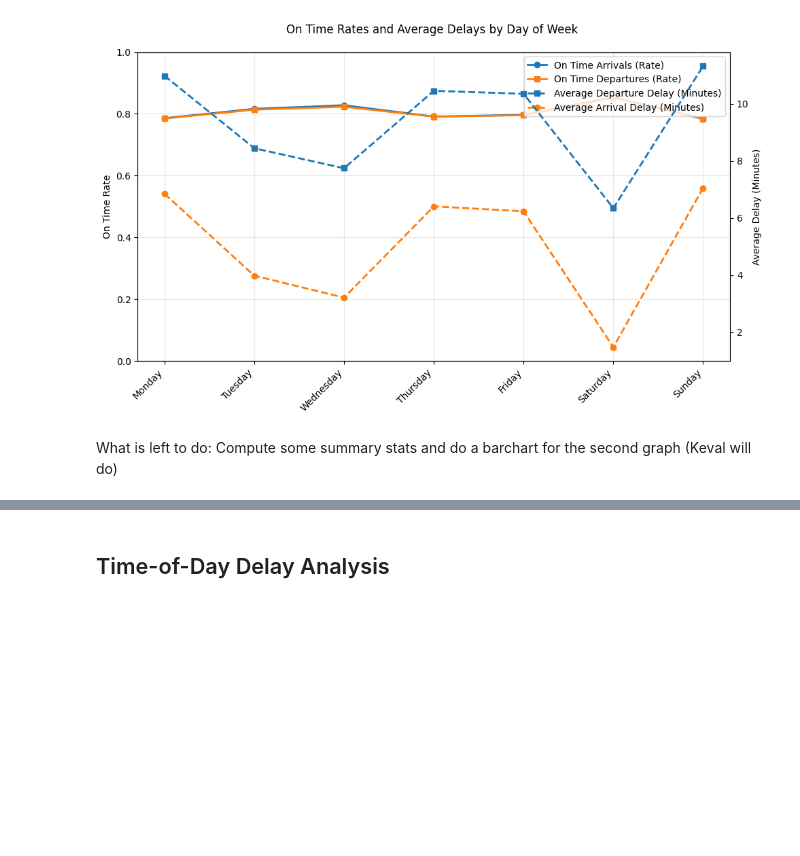
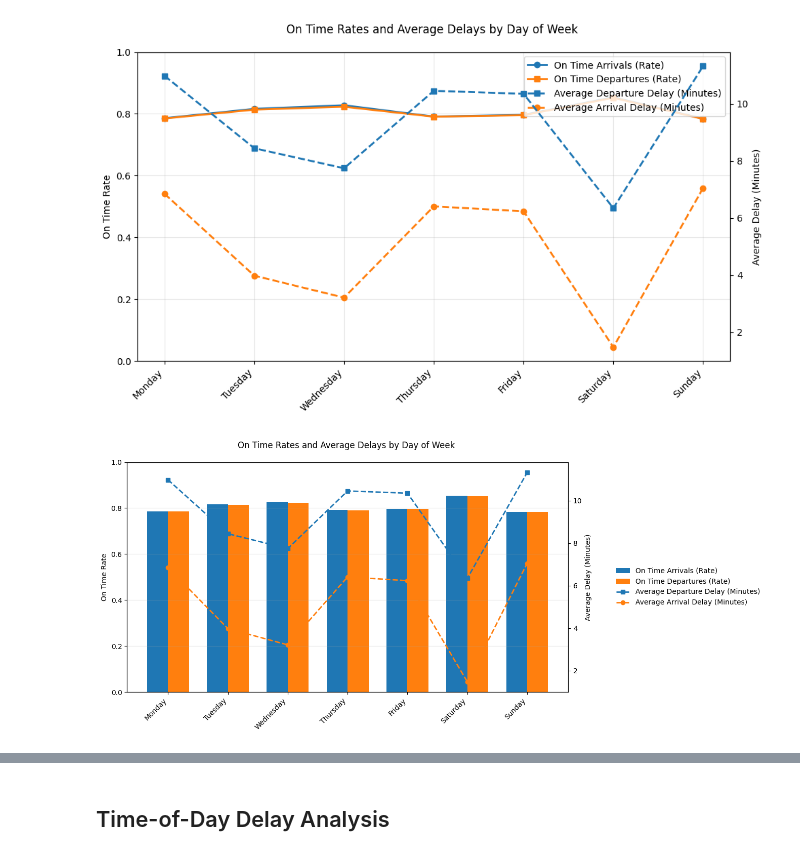
Before and after one commit to UCB-stat-159-f25/final-group21, a Jupyter notebook: months_days.ipynb, the cells around one changed output, grey strips where cells are left out. Cells and saved outputs as stored; diff of their text form; code cells hidden in the pictures; blank space fills up the shorter version.

Commit message:
added Kevals latest changes to months_days.ipynb

```diff
--- a/months_days.ipynb
+++ b/months_days.ipynb
@@ -313,5 +327,75 @@ plt.savefig("figures/delays_by_dow.png", dpi=300, bbox_inches="tight")
 plt.show()
 # %% [output]
 [figure]
-# %% [markdown]
-What is left to do: Compute some summary stats and do a barchart for the second graph (Keval will do)
+# %%
+# Plot: on-time rates (bars) and delays (lines) by day of week
+
+fig, ax1 = plt.subplots(figsize=(10, 6))
+
+x_pos = np.arange(1, 8)
+dow_labels = [dow_names[i] for i in x_pos]
+width = 0.35
+
+# On-time rates (bars)
+ax1.bar(
+    x_pos - width/2,
+    summary_performance_dow["arr_on_time_rate"],
+    width,
+    label="On Time Arrivals (Rate)",
+)
+ax1.bar(
+    x_pos + width/2,
+    summary_performance_dow["dep_on_time_rate"],
+    width,
+    label="On Time Departures (Rate)",
+)
+
+ax1.set_ylabel("On Time Rate")
+ax1.set_ylim(0, 1)
+ax1.set_xticks(x_pos)
+ax1.set_xticklabels(dow_labels, rotation=45, ha="right")
+ax1.grid(axis="y", alpha=0.3)
+
+# Average delays (lines, second y-axis)
+ax2 = ax1.twinx()
+ax2.plot(
+    x_pos,
+    summary_performance_dow["mean_dep_delay"],
+    marker="s",
+    linestyle="--",
+    linewidth=2,
+    label="Average Departure Delay (Minutes)",
+)
+ax2.plot(
+    x_pos,
+    summary_performance_dow["mean_arr_delay"],
+    marker="o",
+    linestyle="--",
+    linewidth=2,
+    label="Average Arrival Delay (Minutes)",
+)
+ax2.set_ylabel("Average Delay (Minutes)")
+
+# --- Title & legend ---
+fig.suptitle("On Time Rates and Average Delays by Day of Week")
+
+# Combined legend (outside plot)
+h1, l1 = ax1.get_legend_handles_labels()
+h2, l2 = ax2.get_legend_handles_labels()
+
+fig.legend(
+    h1 + h2,
+    l1 + l2,
+    loc="center left",
+    bbox_to_anchor=(1.02, 0.5),  # move legend outside
+    frameon=False
+)
+
+plt.tight_layout(rect=[0, 0, 0.85, 1])  # leave space on the right
+
+
+plt.tight_layout()
+plt.savefig("figures/delays_by_dow_bar.png", dpi=300, bbox_inches="tight")
+plt.show()
+# %% [output]
+[figure, added]
```
Also changed, not shown: parts of 7 cells of this notebook.
